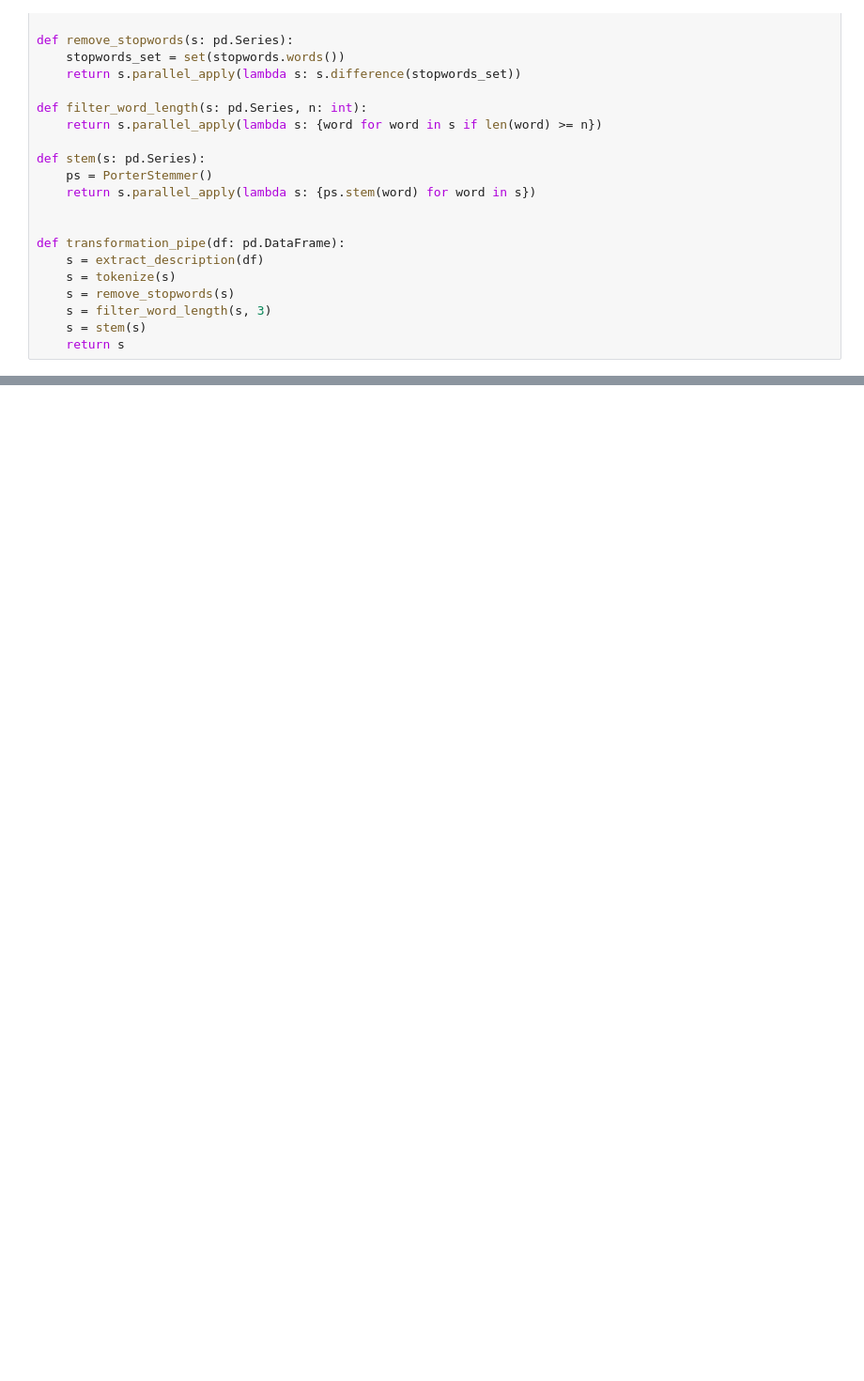
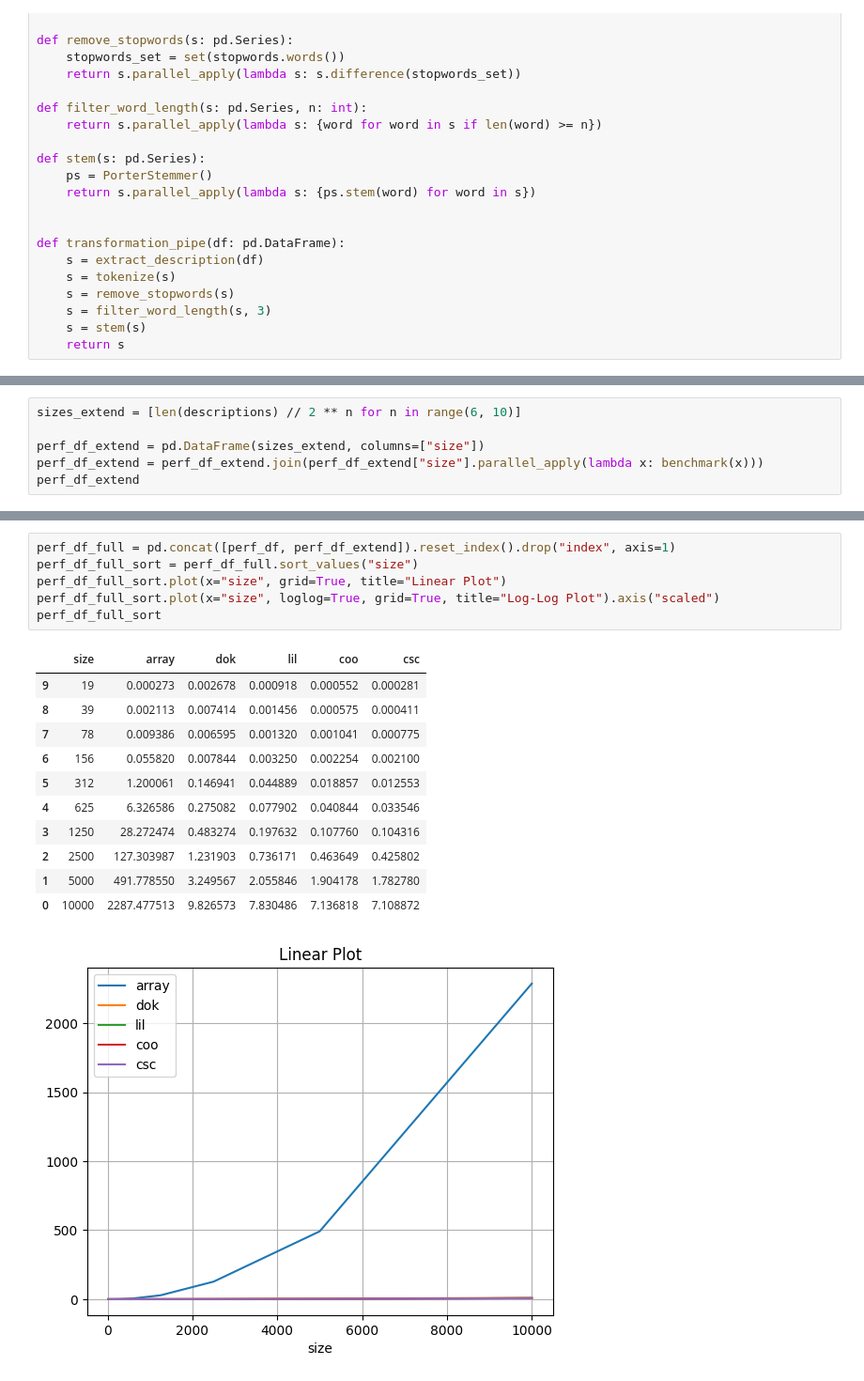
Before and after one commit to ManSmooth/SE481, a Jupyter notebook: assignments/481-02/assignment.ipynb, the cells around one changed output, grey strips where cells are left out. Shown at 94% size. Cells and saved outputs as stored; diff of their text form; blank space fills up the shorter version.

```diff
--- a/assignments/481-02/assignment.ipynb
+++ b/assignments/481-02/assignment.ipynb
@@ -99,0 +126,6 @@ KeyboardInterrupt:
+# %%
+sizes_extend = [len(descriptions) // 2 ** n for n in range(6, 10)]
+
+perf_df_extend = pd.DataFrame(sizes_extend, columns=["size"])
+perf_df_extend = perf_df_extend.join(perf_df_extend["size"].parallel_apply(lambda x: benchmark(x)))
+perf_df_extend
@@ -99,0 +150,19 @@ KeyboardInterrupt:
+# %%
+perf_df_full = pd.concat([perf_df, perf_df_extend]).reset_index().drop("index", axis=1)
+perf_df_full_sort = perf_df_full.sort_values("size")
+perf_df_full_sort.plot(x="size", grid=True, title="Linear Plot")
+perf_df_full_sort.plot(x="size", loglog=True, grid=True, title="Log-Log Plot").axis("scaled")
+perf_df_full_sort
+# %% [output]
+|  | size | array | dok | lil | coo | csc |
+| 9 | 19 | 0.000273 | 0.002678 | 0.000918 | 0.000552 | 0.000281 |
+| 8 | 39 | 0.002113 | 0.007414 | 0.001456 | 0.000575 | 0.000411 |
+| 7 | 78 | 0.009386 | 0.006595 | 0.001320 | 0.001041 | 0.000775 |
+| 6 | 156 | 0.055820 | 0.007844 | 0.003250 | 0.002254 | 0.002100 |
+| 5 | 312 | 1.200061 | 0.146941 | 0.044889 | 0.018857 | 0.012553 |
+| 4 | 625 | 6.326586 | 0.275082 | 0.077902 | 0.040844 | 0.033546 |
+| 3 | 1250 | 28.272474 | 0.483274 | 0.197632 | 0.107760 | 0.104316 |
+| 2 | 2500 | 127.303987 | 1.231903 | 0.736171 | 0.463649 | 0.425802 |
+| 1 | 5000 | 491.778550 | 3.249567 | 2.055846 | 1.904178 | 1.782780 |
+| 0 | 10000 | 2287.477513 | 9.826573 | 7.830486 | 7.136818 | 7.108872 |
+[figure, added]
```
Also changed, not shown: parts of 7 cells of this notebook.
